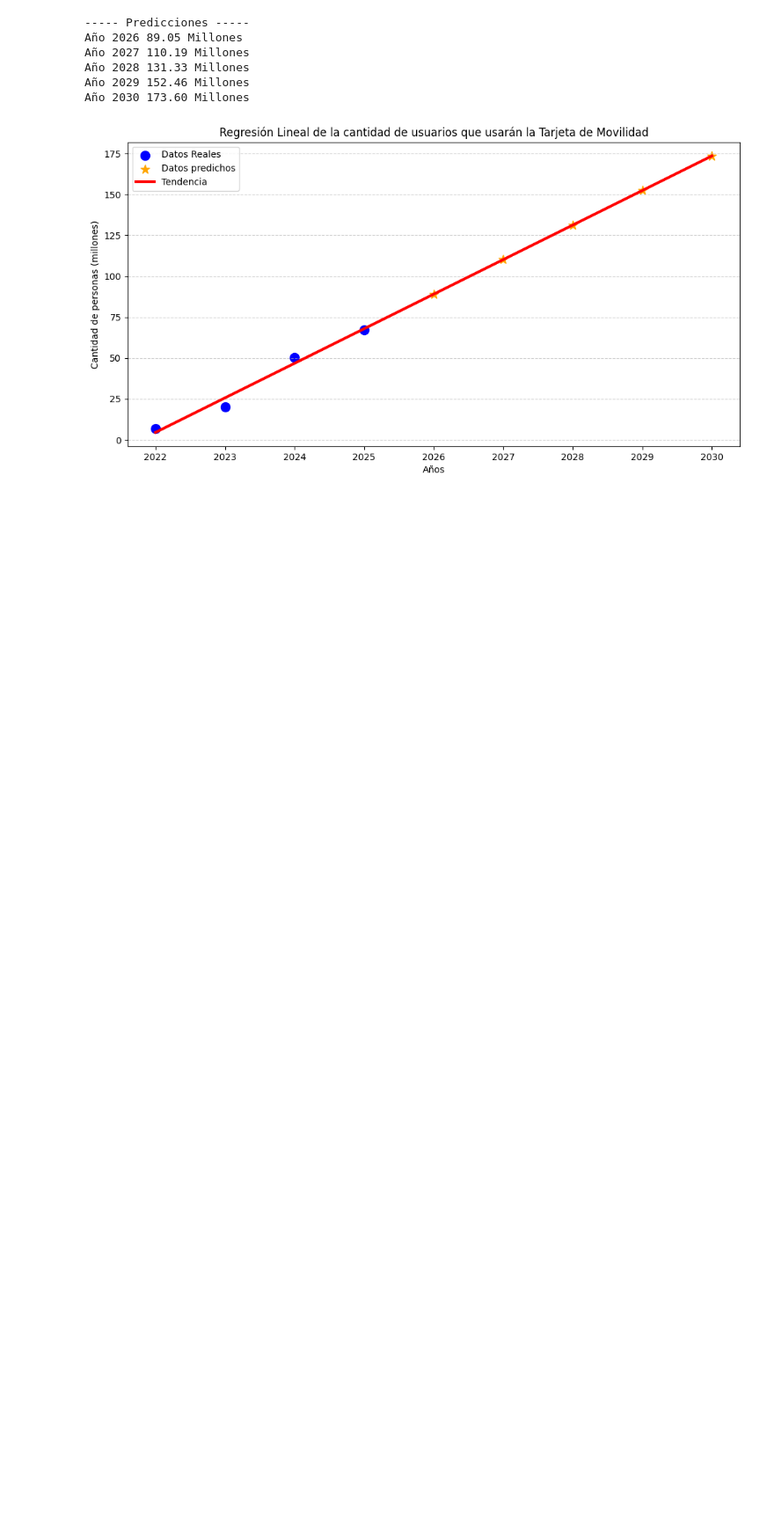
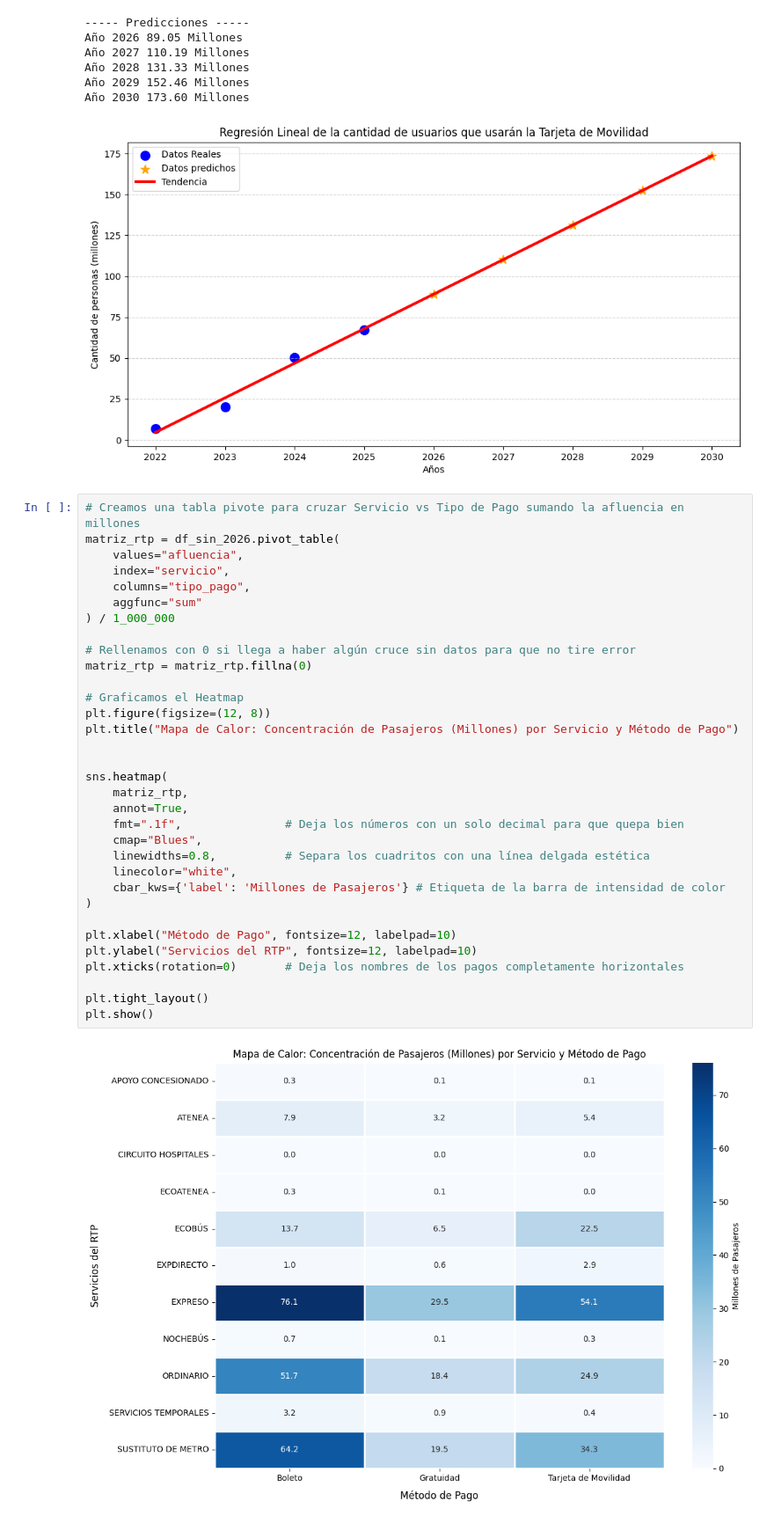
Before and after one commit to K4lilinuxX/CDMX, a Jupyter notebook: RTP-CDMX/afluencia_rtp_cdmx.ipynb, the cells around one changed output. Shown at 88% size. Cells and saved outputs as stored; diff of their text form; blank space fills up the shorter version.

Commit message:
Hice un Heatmap de "Concentración de Pasajeros (Millones) por Servicio y Método de Pago" usando una pivot table

```diff
--- a/RTP-CDMX/afluencia_rtp_cdmx.ipynb
+++ b/RTP-CDMX/afluencia_rtp_cdmx.ipynb
@@ -417,3 +417,38 @@ Año 2028 131.33 Millones
 Año 2029 152.46 Millones
 Año 2030 173.60 Millones
 [figure]
+# %%
+# Creamos una tabla pivote para cruzar Servicio vs Tipo de Pago sumando la afluencia en millones
+matriz_rtp = df_sin_2026.pivot_table(
+    values="afluencia",
+    index="servicio",
+    columns="tipo_pago",
+    aggfunc="sum"
+) / 1_000_000
+
+# Rellenamos con 0 si llega a haber algún cruce sin datos para que no tire error
+matriz_rtp = matriz_rtp.fillna(0)
+
+# Graficamos el Heatmap
+plt.figure(figsize=(12, 8))
+plt.title("Mapa de Calor: Concentración de Pasajeros (Millones) por Servicio y Método de Pago")
+
+
+sns.heatmap(
+    matriz_rtp,
+    annot=True,
+    fmt=".1f",               # Deja los números con un solo decimal para que quepa bien
+    cmap="Blues",
+    linewidths=0.8,          # Separa los cuadritos con una línea delgada estética
+    linecolor="white",
+    cbar_kws={'label': 'Millones de Pasajeros'} # Etiqueta de la barra de intensidad de color
+)
+
+plt.xlabel("Método de Pago", fontsize=12, labelpad=10)
+plt.ylabel("Servicios del RTP", fontsize=12, labelpad=10)
+plt.xticks(rotation=0)       # Deja los nombres de los pagos completamente horizontales
+
+plt.tight_layout()
+plt.show()
+# %% [output]
+[figure, added]
```
